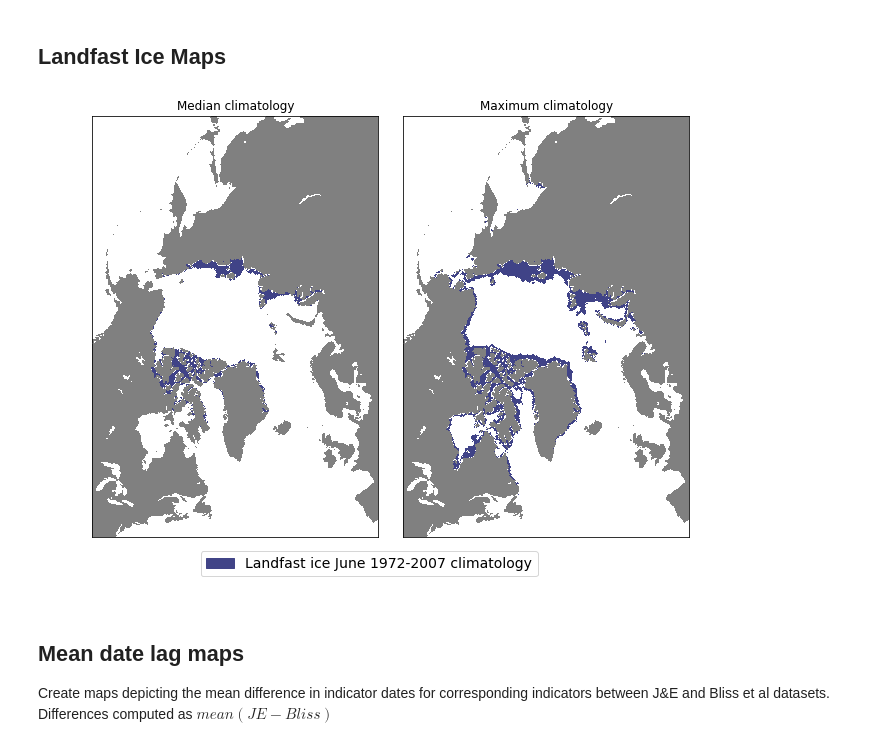
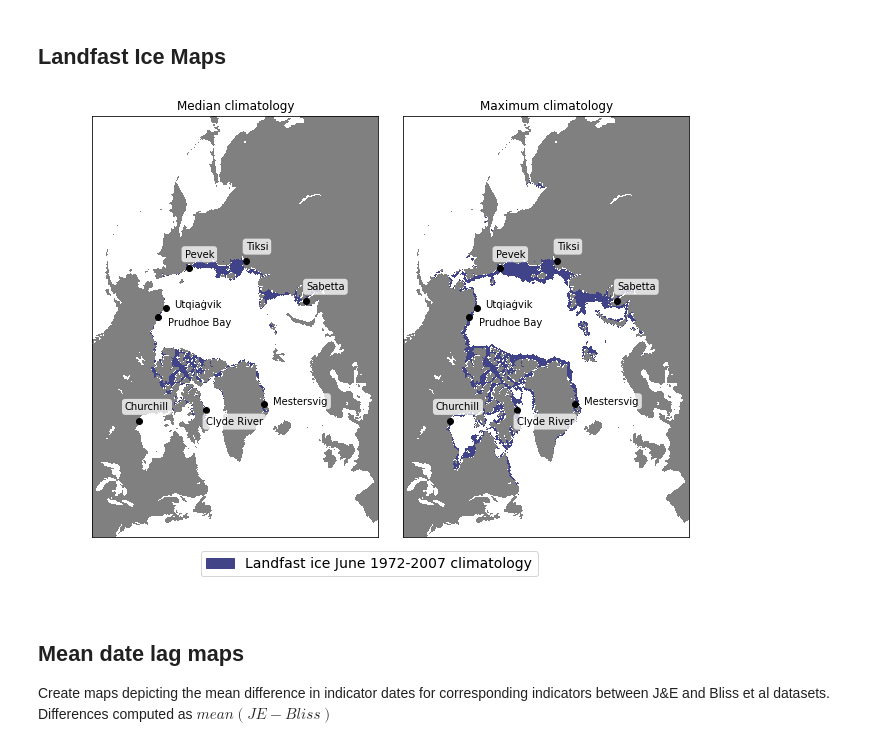
Before and after one commit to ua-snap/seaice_noaa_indicators, a Jupyter notebook: manuscript_content/manuscript_content.ipynb, the cells around one changed output. Saved outputs shown, nothing was run; the diff lists cells and outputs as text; code cells hidden in the pictures.

Commit message:
add labels to new landfast ice maps in notebook

```diff
--- a/manuscript_content/manuscript_content.ipynb
+++ b/manuscript_content/manuscript_content.ipynb
@@ -386,12 +386,6 @@ print(check_output(copy_command))
 # %% [output]
 b''
 b''
-# %%
-import rasterio as rio
-from rasterio.plot import show
-
-with rio.open(fast_med_fp) as src:
-    arr = src.read(1)
 # %% [markdown]
 ## Maps setup
 
@@ -540,14 +580,17 @@ def make_fastice_maps(fast_ice_fps, landmask, titles, out_fp):
 
     return
 # %%
+output_format = "png"
+
 make_fastice_maps(
     [fast_med_fp, fast_max_fp],
     landmask,
     ["Median climatology", "Maximum climatology"],
-    content_dir.joinpath(f"landfast_ice_climatology_maps.{output_foprmat}")
+    poi_coords,
+    content_dir.joinpath(f"landfast_ice_climatology_maps.{output_format}")
 )
 # %% [output]
-[figure, old version]
+[figure, new version]
 # %% [markdown]
 ## Mean date lag maps
 
```
Also changed, not shown: parts of 1 cell of this notebook.
